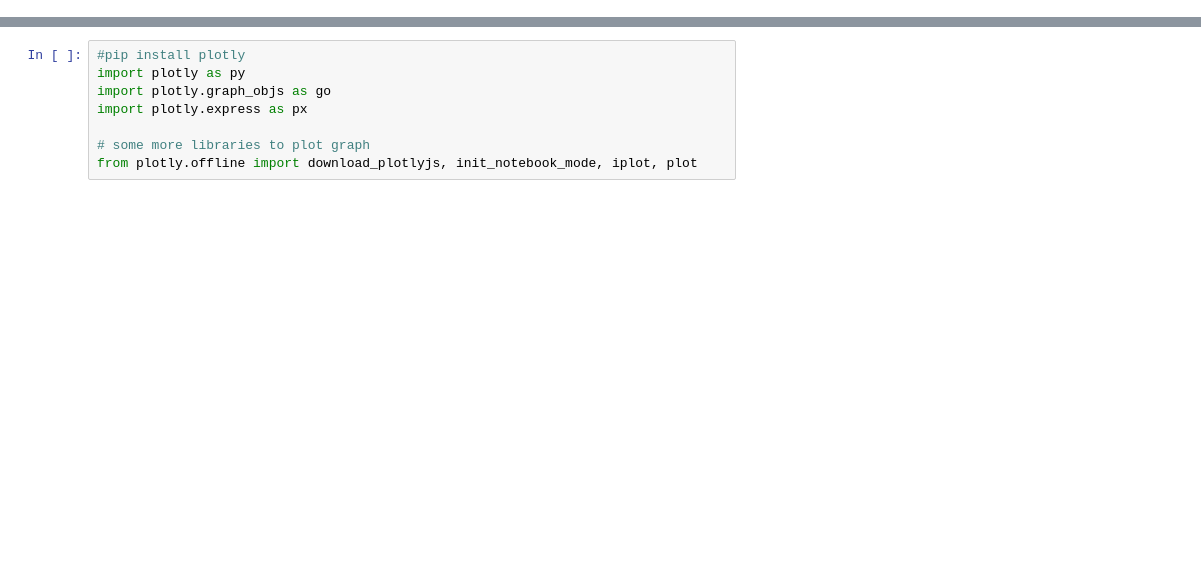
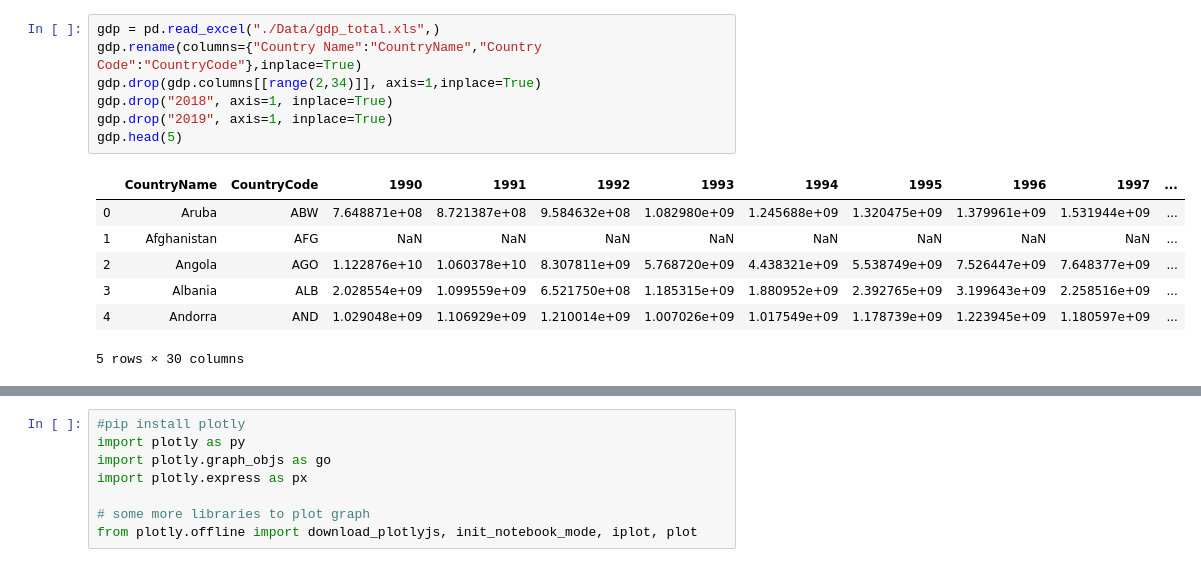
Before and after one commit to msieder/terror, a Jupyter notebook: Terror.ipynb, the cells around one changed output, grey strips where cells are left out. Saved outputs shown, nothing was run; the diff lists cells and outputs as text; blank space fills up the shorter version.

```diff
--- a/Terror.ipynb
+++ b/Terror.ipynb
@@ -178,0 +71,15 @@ Contains the following plots:
+# %%
+gdp = pd.read_excel("./Data/gdp_total.xls",)
+gdp.rename(columns={"Country Name":"CountryName","Country Code":"CountryCode"},inplace=True)
+gdp.drop(gdp.columns[[range(2,34)]], axis=1,inplace=True)
+gdp.drop("2018", axis=1, inplace=True)
+gdp.drop("2019", axis=1, inplace=True)
+gdp.head(5)
+# %% [output]
+|  | CountryName | CountryCode | 1990 | 1991 | 1992 | 1993 | 1994 | 1995 | 1996 | 1997 | ... |
+| 0 | Aruba | ABW | 7.648871e+08 | 8.721387e+08 | 9.584632e+08 | 1.082980e+09 | 1.245688e+09 | 1.320475e+09 | 1.379961e+09 | 1.531944e+09 | ... |
+| 1 | Afghanistan | AFG | NaN | NaN | NaN | NaN | NaN | NaN | NaN | NaN | ... |
+| 2 | Angola | AGO | 1.122876e+10 | 1.060378e+10 | 8.307811e+09 | 5.768720e+09 | 4.438321e+09 | 5.538749e+09 | 7.526447e+09 | 7.648377e+09 | ... |
+| 3 | Albania | ALB | 2.028554e+09 | 1.099559e+09 | 6.521750e+08 | 1.185315e+09 | 1.880952e+09 | 2.392765e+09 | 3.199643e+09 | 2.258516e+09 | ... |
+| 4 | Andorra | AND | 1.029048e+09 | 1.106929e+09 | 1.210014e+09 | 1.007026e+09 | 1.017549e+09 | 1.178739e+09 | 1.223945e+09 | 1.180597e+09 | ... |
+5 rows × 30 columns
```
Also changed, not shown: parts of 68 cells of this notebook.
